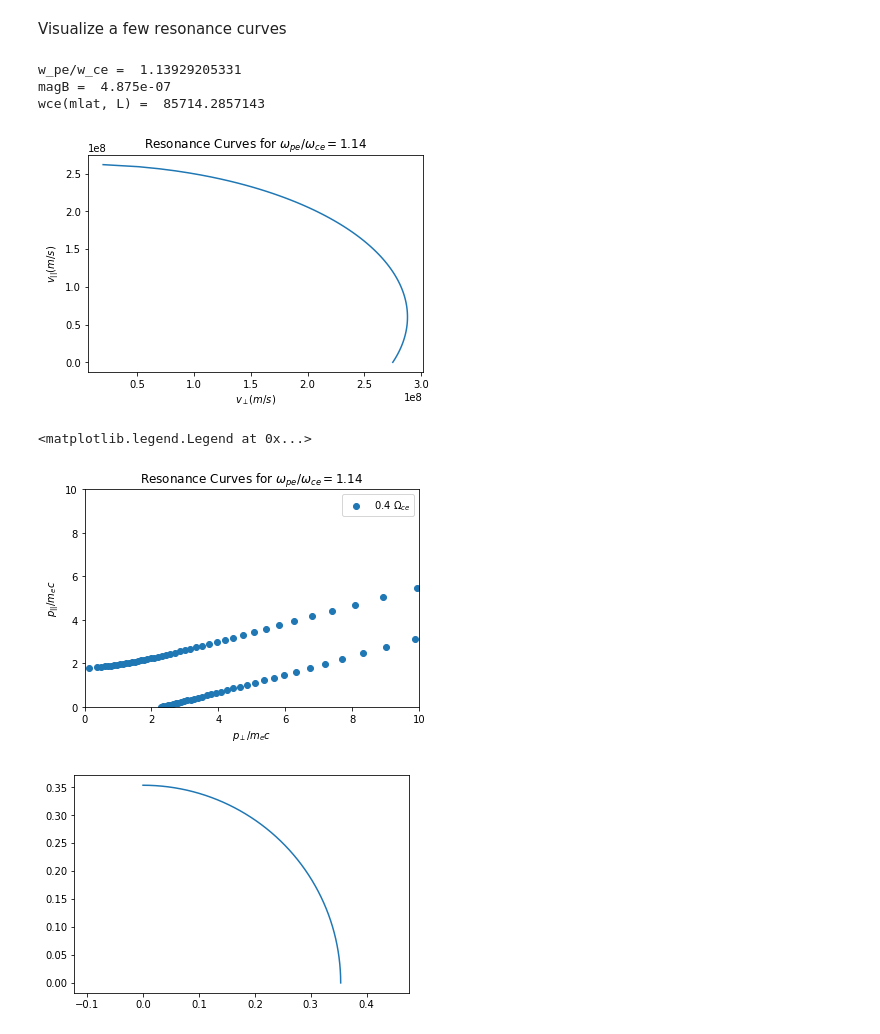
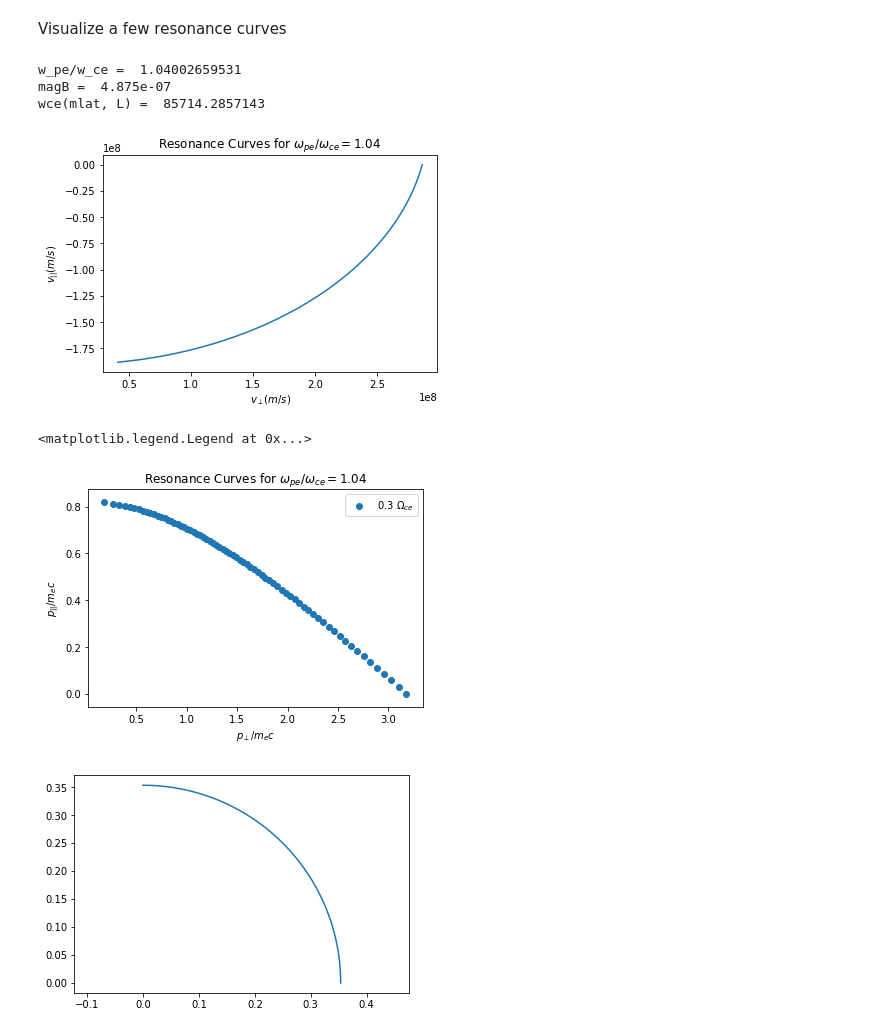
Before and after one commit to mshumko/mageis-microburst, a Jupyter notebook: notebooks/resonance_curves.ipynb, the cells around one changed output. Saved outputs shown, nothing was run; the diff lists cells and outputs as text; code cells hidden in the pictures.

Commit message:
Fixed the problem with the resonance curves. It turns out that I need to feed in negative parallel velocities as we expect

```diff
--- a/notebooks/resonance_curves.ipynb
+++ b/notebooks/resonance_curves.ipynb
@@ -58,37 +58,37 @@ def resCurveVperp(vParallel, w, n0, mlat, L, n = 1):
 # %% [markdown]
 Visualize a few resonance curves
 # %%
-vParallel = c*np.linspace(0, 0.9, num = 100)
+vParallel = -c*np.linspace(0, 0.9, num = 100)
 mlat = 0
 L = 4
-n0 = 3E6 # Density at the time
+n0 = 2.5E6 # Density at the time
 print('w_pe/w_ce = ', wpe(n0, mlat)/wce(mlat, L))
 print('magB = ', magB(mlat, L))
 print('wce(mlat, L) = ', wce(mlat, L))
 
-vPerp = resCurveVperp(vParallel, 0.4*wce(mlat, L), n0, mlat, L)
+vPerp = resCurveVperp(vParallel, 0.3*wce(mlat, L), n0, mlat, L)
 plt.plot(vPerp, vParallel)
 plt.xlabel(r'$v_{\perp} (m/s)$')
 plt.ylabel(r'$v_{||} (m/s)$')
 plt.title(r'Resonance Curves for $\omega_{pe} / \omega_{ce} = $' + str(round(wpe(n0, mlat)/wce(mlat, L), 2)))
 plt.legend()
 # %% [output]
-w_pe/w_ce =  1.13929205331
+w_pe/w_ce =  1.04002659531
 magB =  4.875e-07
 wce(mlat, L) =  85714.2857143
-[figure, old version]
+[figure, new version]
 # %%
 pPerp, pParallel = p(vPerp, vParallel)
-plt.scatter(pPerp, pParallel, label = r'$0.4 \ \Omega_{ce}$')
-plt.ylim((0, 10))
-plt.xlim((0, 10))
+plt.scatter(pPerp, -pParallel, label = r'$0.3 \ \Omega_{ce}$')
+#plt.ylim((0, 4))
+#plt.xlim((0, 4))
 plt.xlabel(r'$p_{\perp}/m_e c$')
 plt.ylabel(r'$p_{||}/m_e c$')
 plt.title(r'Resonance Curves for $\omega_{pe} / \omega_{ce} = $' + str(round(wpe(n0, mlat)/wce(mlat, L), 2)))
 plt.legend()
 # %% [output]
 <matplotlib.legend.Legend at 0x...>
-[figure, old version]
+[figure, new version]
 # %%
 # Check that the velocity -> momentum mapping works
 
```
